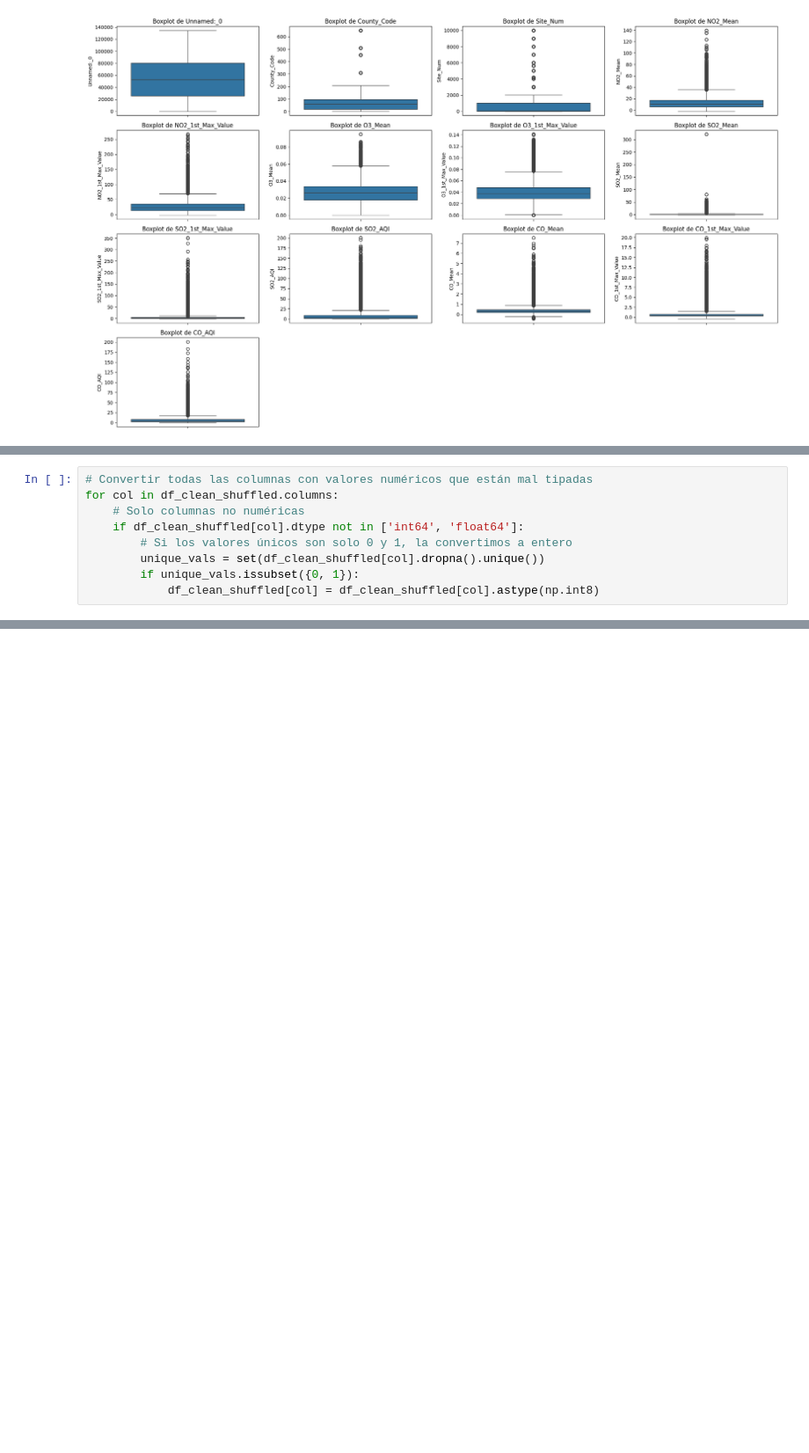
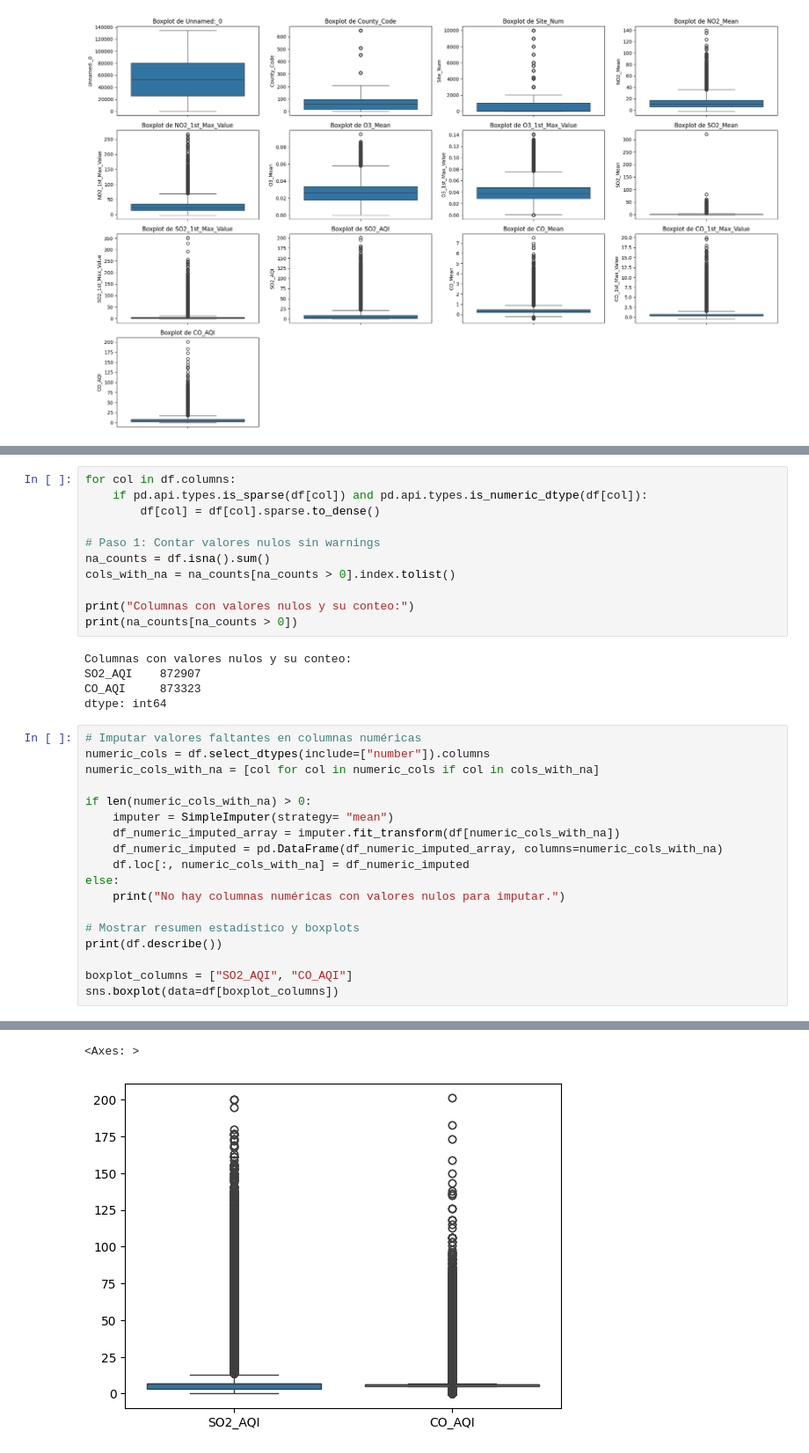
Before and after one commit to Israelamat/Study-and-prediction-of-U.S.-contamination, a Jupyter notebook: Proyecto_Final_IA_ML.ipynb, the cells around one changed output, grey strips where cells are left out. Shown at 88% size. Drawn from its saved outputs; the diff is of its cells as text; blank space fills up the shorter version.

```diff
--- a/Proyecto_Final_IA_ML.ipynb
+++ b/Proyecto_Final_IA_ML.ipynb
@@ -911,9 +279,0 @@ print(non_numeric.tolist())
-# %%
-# Convertir todas las columnas con valores numéricos que están mal tipadas
-for col in df_clean_shuffled.columns:
-    # Solo columnas no numéricas
-    if df_clean_shuffled[col].dtype not in ['int64', 'float64']:
-        # Si los valores únicos son solo 0 y 1, la convertimos a entero
-        unique_vals = set(df_clean_shuffled[col].dropna().unique())
-        if unique_vals.issubset({0, 1}):
-            df_clean_shuffled[col] = df_clean_shuffled[col].astype(np.int8)
@@ -1372,0 +286,35 @@ print(f"Predicción para 2030: {prediction:.2f}")
+# %%
+for col in df.columns:
+    if pd.api.types.is_sparse(df[col]) and pd.api.types.is_numeric_dtype(df[col]):
+        df[col] = df[col].sparse.to_dense()
+
+# Paso 1: Contar valores nulos sin warnings
+na_counts = df.isna().sum()
+cols_with_na = na_counts[na_counts > 0].index.tolist()
+
+print("Columnas con valores nulos y su conteo:")
+print(na_counts[na_counts > 0])
+# %% [output]
+Columnas con valores nulos y su conteo:
+SO2_AQI    872907
+CO_AQI     873323
+dtype: int64
+# %%
+# Imputar valores faltantes en columnas numéricas
+numeric_cols = df.select_dtypes(include=["number"]).columns
+numeric_cols_with_na = [col for col in numeric_cols if col in cols_with_na]
+
+if len(numeric_cols_with_na) > 0:
+    imputer = SimpleImputer(strategy= "mean")
+    df_numeric_imputed_array = imputer.fit_transform(df[numeric_cols_with_na])
+    df_numeric_imputed = pd.DataFrame(df_numeric_imputed_array, columns=numeric_cols_with_na)
+    df.loc[:, numeric_cols_with_na] = df_numeric_imputed
+else:
+    print("No hay columnas numéricas con valores nulos para imputar.")
+
+# Mostrar resumen estadístico y boxplots
+print(df.describe())
+
+boxplot_columns = ["SO2_AQI", "CO_AQI"]
+sns.boxplot(data=df[boxplot_columns])
+# %% [output]
@@ -1372,0 +338,2 @@ print(f"Predicción para 2030: {prediction:.2f}")
+<Axes: >
+[figure, added]
```
Also changed, not shown: parts of 129 cells of this notebook.
